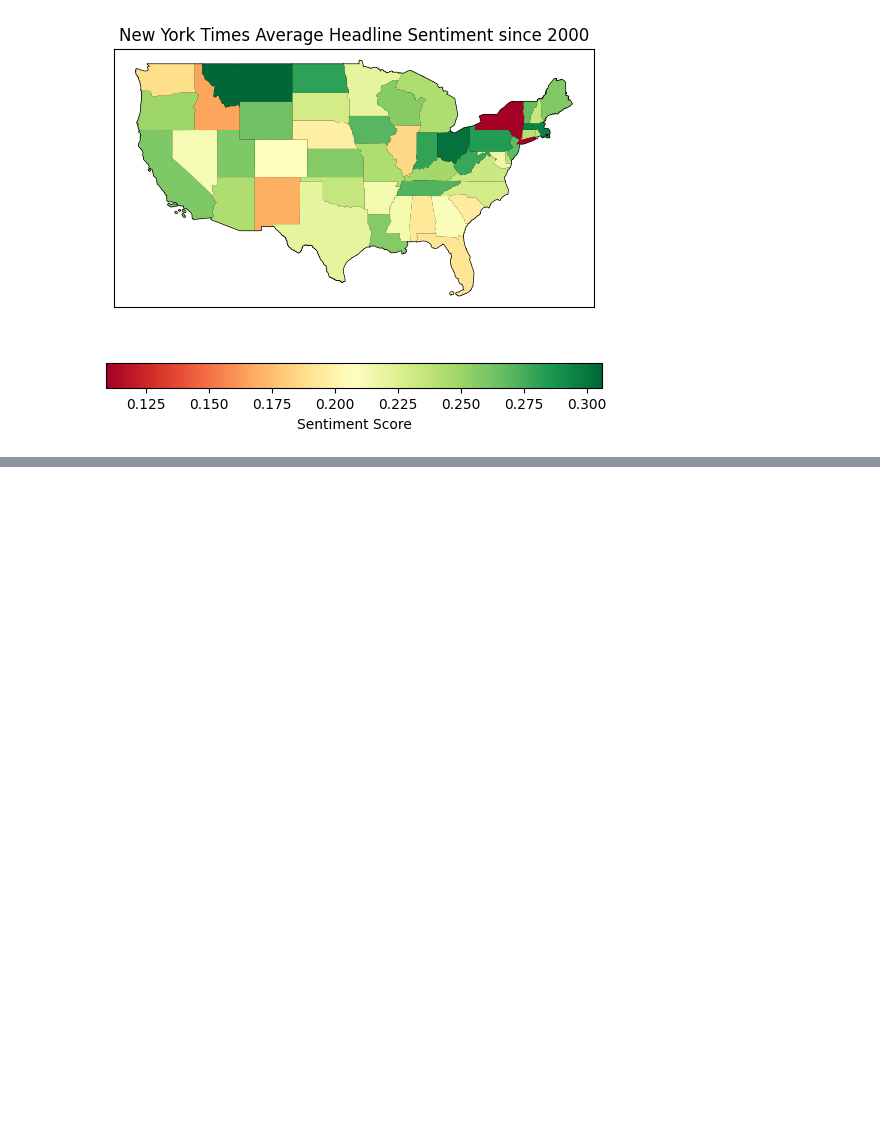
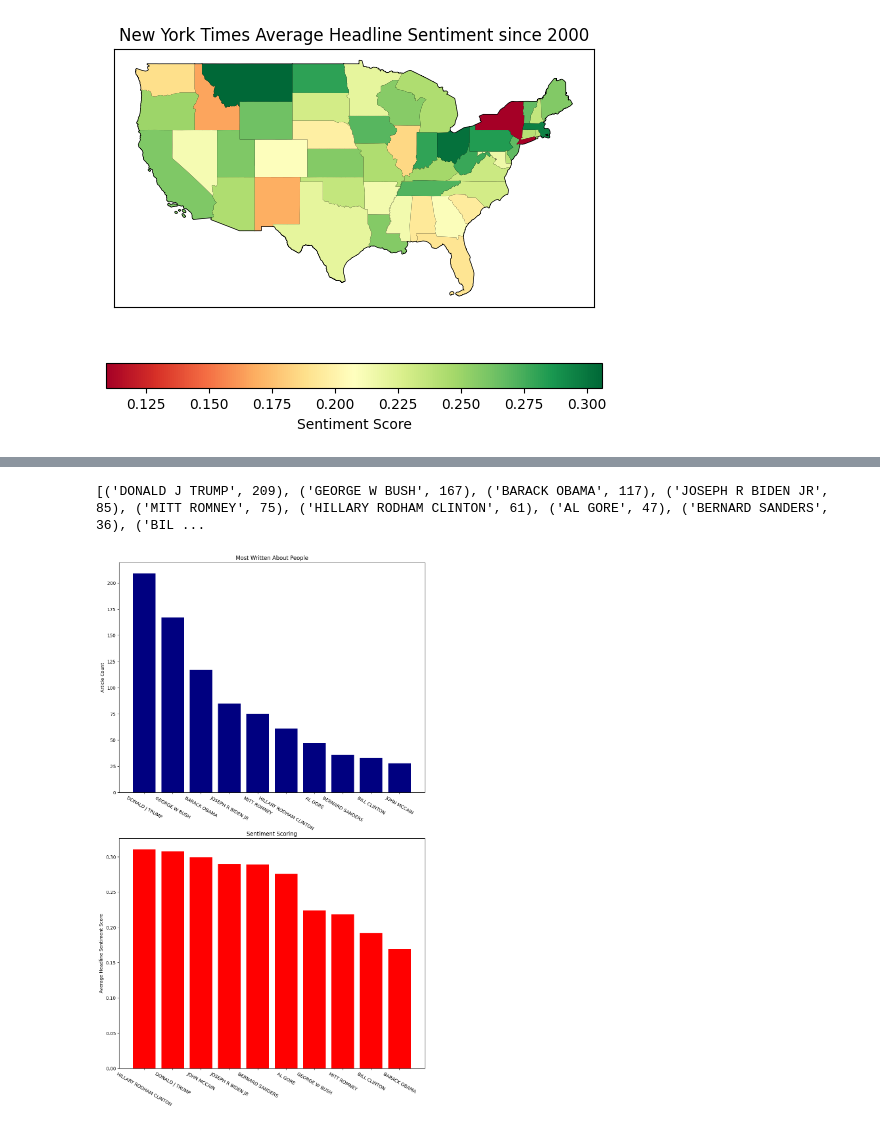
Before and after one commit to samlawson1/news, a Jupyter notebook: analysis/Data_Analysis.ipynb, the cells around one changed output, grey strips where cells are left out. Cells and saved outputs as stored; diff of their text form; code cells hidden in the pictures; blank space fills up the shorter version.

```diff
--- a/analysis/Data_Analysis.ipynb
+++ b/analysis/Data_Analysis.ipynb
@@ -127,0 +159,4 @@ Name: headline_sentiment_score, dtype: float32
+# %%
+subject_people = spark.sql('SELECT * FROM nyt.db.subject_people')
+subject_people = subject_people.toPandas()
+subject_people.head()
@@ -127,0 +170,36 @@ Name: headline_sentiment_score, dtype: float32
+# %%
+### Make one column for the entire name
+subject_people['full_name'] = subject_people[['first_name', 'middle', 'last_name', 'qualifier']].apply(lambda x: ' '.join(x.dropna()), axis=1)
+analyze_people = subject_people[['fact_id', 'full_name']]
+analyze_people = analyze_people.merge(facts[['fact_id', 'headline_sentiment_score']], on = ['fact_id'])
+# %%
+# Who are they writing about the most and what is that person's sentiment scoring
+from collections import Counter
+#10 Most written about people in the dataset
+top_10_people = Counter(analyze_people['full_name']).most_common(10)
+print(top_10_people)
+# %% [output]
+[('DONALD J TRUMP', 209), ('GEORGE W BUSH', 167), ('BARACK OBAMA', 117), ('JOSEPH R BIDEN JR', 85), ('MITT ROMNEY', 75), ('HILLARY RODHAM CLINTON', 61), ('AL GORE', 47), ('BERNARD SANDERS', 36), ('BIL ...
+# %%
+people_filter = [t[0] for t in top_10_people]
+people_sentiment_plot = analyze_people.loc[analyze_people['full_name'].isin(people_filter)].\
+    groupby(['full_name'])['headline_sentiment_score'].mean().sort_values(ascending = False)
+people_sentiment_plot = pd.DataFrame(people_sentiment_plot).reset_index()
+
+people_count_plot = pd.DataFrame(top_10_people, columns = ['full_name', 'article_count'])
+# %%
+fig, axs = plt.subplots(2, figsize = (12, 20))
+
+axs[0].bar(people_count_plot['full_name'], people_count_plot['article_count'], color = 'navy')
+axs[0].set_ylabel('Article Count')
+axs[0].set_title('Most Written About People')
+axs[0].set_xticklabels(people_count_plot['full_name'], rotation = 330)
+
+axs[1].bar(people_sentiment_plot['full_name'], people_sentiment_plot['headline_sentiment_score'], color = 'red')
+axs[1].set_ylabel('Average Headline Sentiment Score')
+axs[1].set_title('Sentiment Scoring')
+axs[1].set_xticklabels(people_sentiment_plot['full_name'], rotation = 330)
+plt.savefig('DATA/most_written_about_people.png')
+plt.show()
+# %% [output]
+[figure, added]
```
Also changed, not shown: parts of 14 cells of this notebook.
